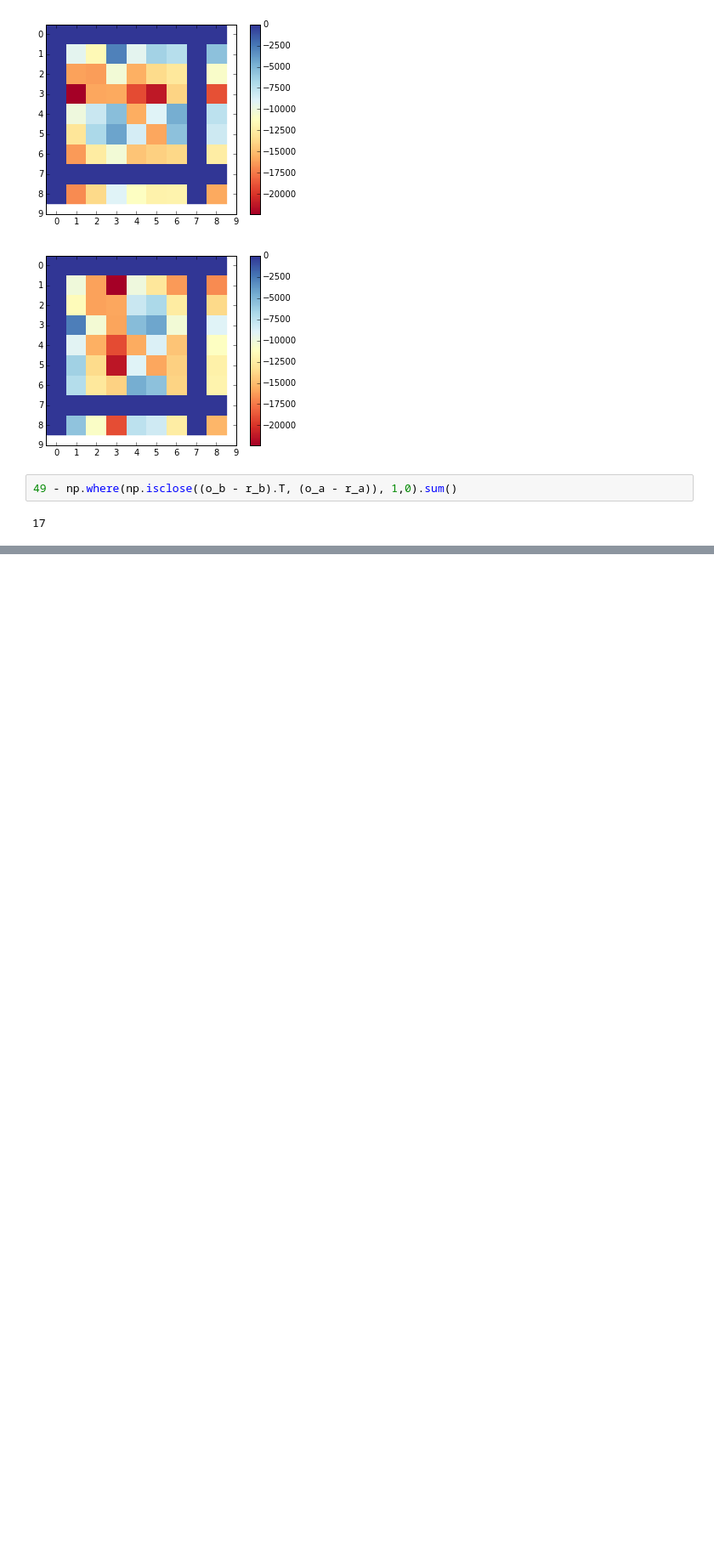
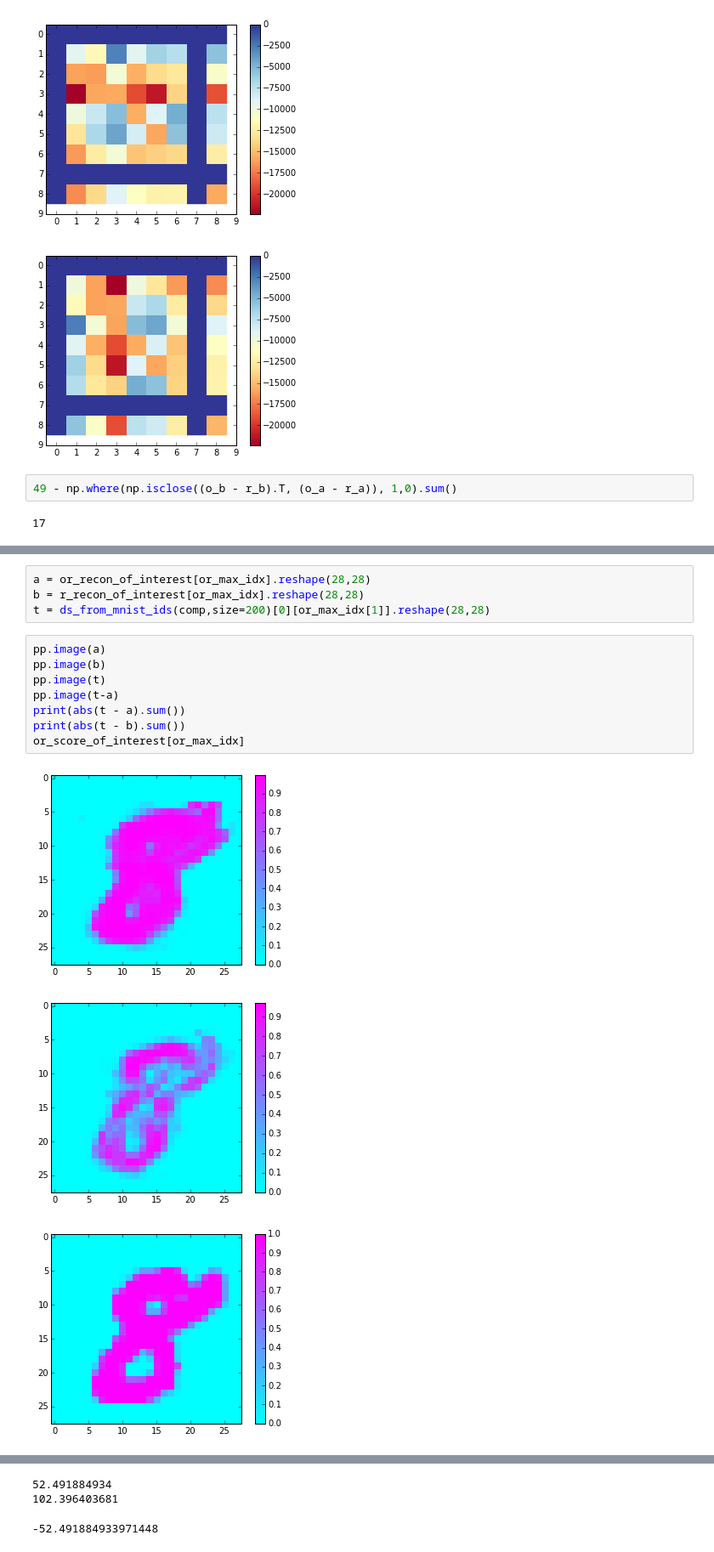
Before and after one commit to garibaldu/multicauseRBM, a Jupyter notebook: Max/MNIST-Evaluation.ipynb, the cells around one changed output, grey strips where cells are left out. Shown at 85% size. Drawn from its saved outputs; the diff is of its cells as text; blank space fills up the shorter version.

```diff
--- a/Max/MNIST-Evaluation.ipynb
+++ b/Max/MNIST-Evaluation.ipynb
@@ -209,0 +266,16 @@ pp.image(mnist_data[comp[0]][1][max_idx[1]])
+# %%
+a = or_recon_of_interest[or_max_idx].reshape(28,28)
+b = r_recon_of_interest[or_max_idx].reshape(28,28)
+t = ds_from_mnist_ids(comp,size=200)[0][or_max_idx[1]].reshape(28,28)
+# %%
+pp.image(a)
+pp.image(b)
+pp.image(t)
+pp.image(t-a)
+print(abs(t - a).sum())
+print(abs(t - b).sum())
+or_score_of_interest[or_max_idx]
+# %% [output]
+[figure, added]
+[figure, added]
+[figure, added]
@@ -209,0 +283,3 @@ pp.image(mnist_data[comp[0]][1][max_idx[1]])
+52.491884934
+102.396403681
+-52.491884933971448
```
Also changed, not shown: parts of 19 cells of this notebook, 6 other files.
